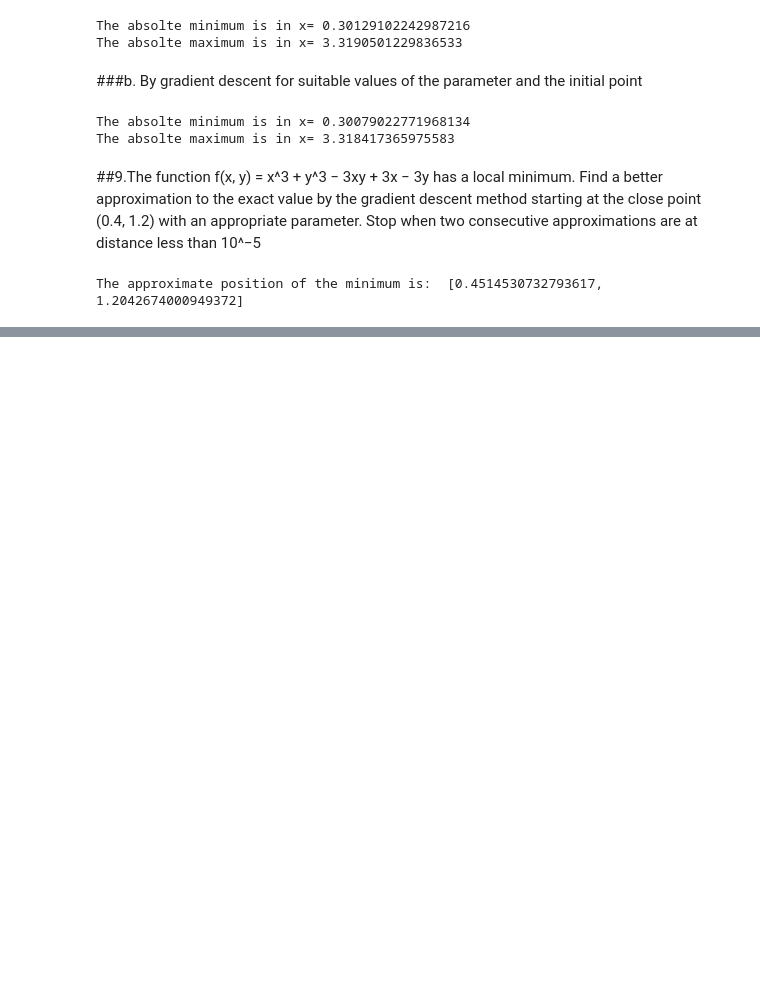
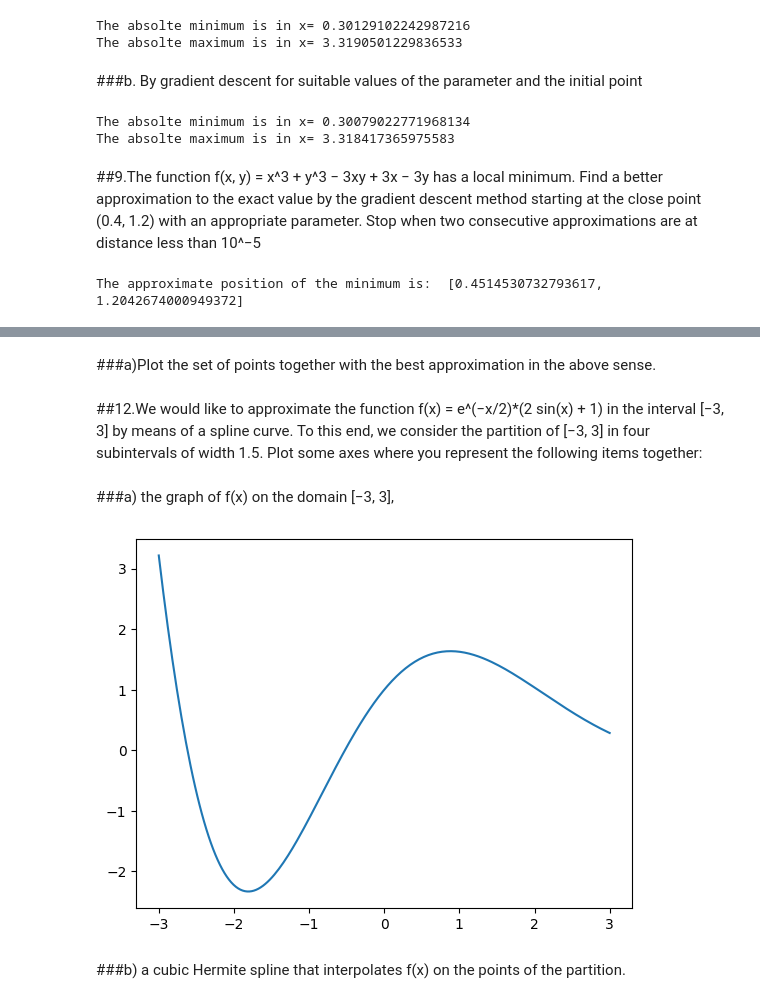
Before and after one commit to jcv00036/amn_p, a Jupyter notebook: Handout_3_Juan_Carrasco_Vico.ipynb, the cells around one changed output, grey strips where cells are left out. Cells and saved outputs as stored; diff of their text form; code cells hidden in the pictures; blank space fills up the shorter version.

```diff
--- a/Handout_3_Juan_Carrasco_Vico.ipynb
+++ b/Handout_3_Juan_Carrasco_Vico.ipynb
@@ -931,0 +1018,20 @@ The approximate position of the minimum is:  [0.4514530732793617, 1.204267400094
+# %% [markdown]
+###a)Plot the set of points together with the best approximation in the above sense.
+# %% [markdown]
+##12.We would like to approximate the function f(x) = e^(−x/2)*(2 sin(x) + 1) in the interval [−3, 3] by means of a spline curve. To this end, we consider the partition of [−3, 3] in four subintervals of width 1.5. Plot some axes where you represent the following items together:
+# %% [markdown]
+###a) the graph of f(x) on the domain [−3, 3],
+# %%
+def f(x):
+  return (np.e**(-x/2))*(2*np.sin(x)+1)
+# %%
+fig, ax = plt.subplots()
+
+x = np.linspace(-3,3,200)
+ax.plot(x,f(x))
+
+plt.show()
+# %% [output]
+[figure, added]
+# %% [markdown]
+###b) a cubic Hermite spline that interpolates f(x) on the points of the partition.
```
Also changed, not shown: parts of 23 cells of this notebook.
